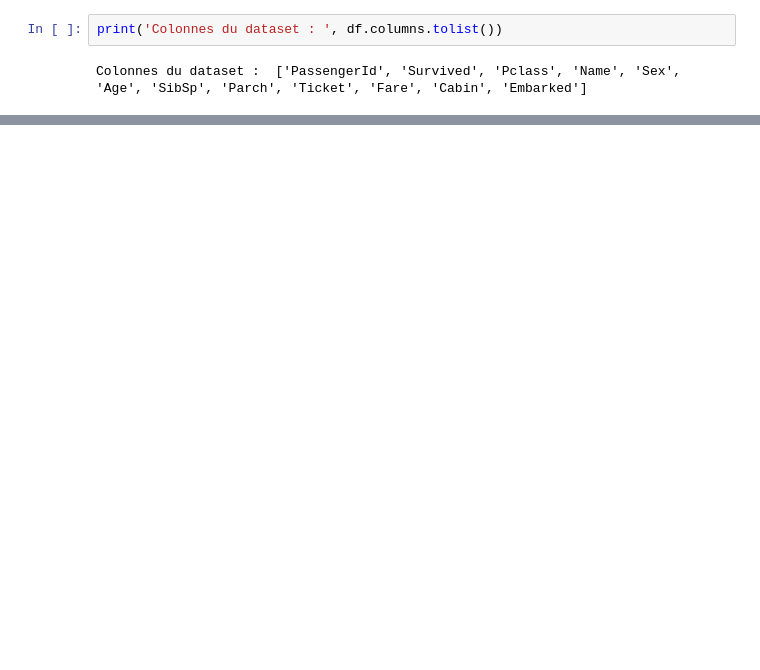
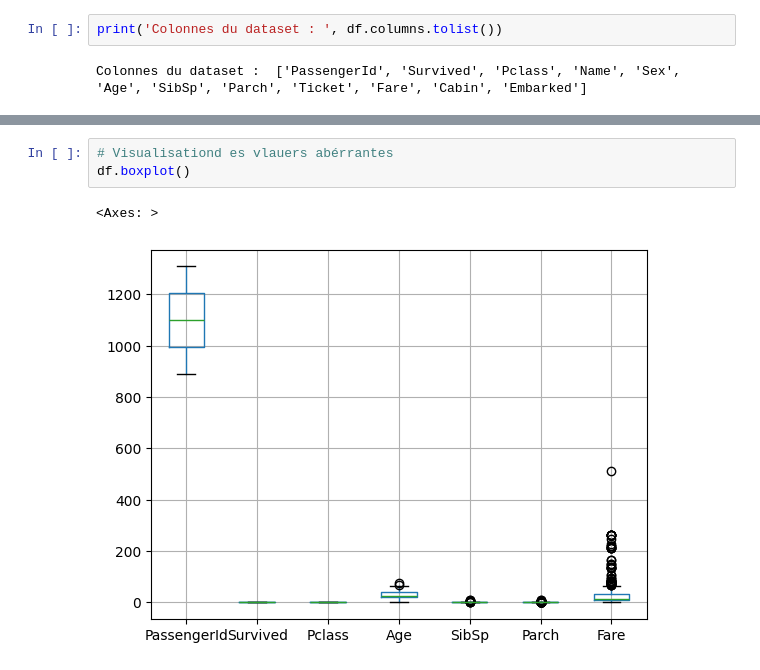
Before and after one commit to LucasGaioDS/DataDynamicsLab, a Jupyter notebook: notebook/titanic.ipynb, the cells around one changed output, grey strips where cells are left out. Cells and saved outputs as stored; diff of their text form; blank space fills up the shorter version.

```diff
--- a/notebook/titanic.ipynb
+++ b/notebook/titanic.ipynb
@@ -25,0 +119,6 @@ Colonnes du dataset :  ['PassengerId', 'Survived', 'Pclass', 'Name', 'Sex', 'Age
+# %%
+# Visualisationd es vlauers abérrantes
+df.boxplot()
+# %% [output]
+<Axes: >
+[figure, added]
```
Also changed, not shown: parts of 24 cells of this notebook.
